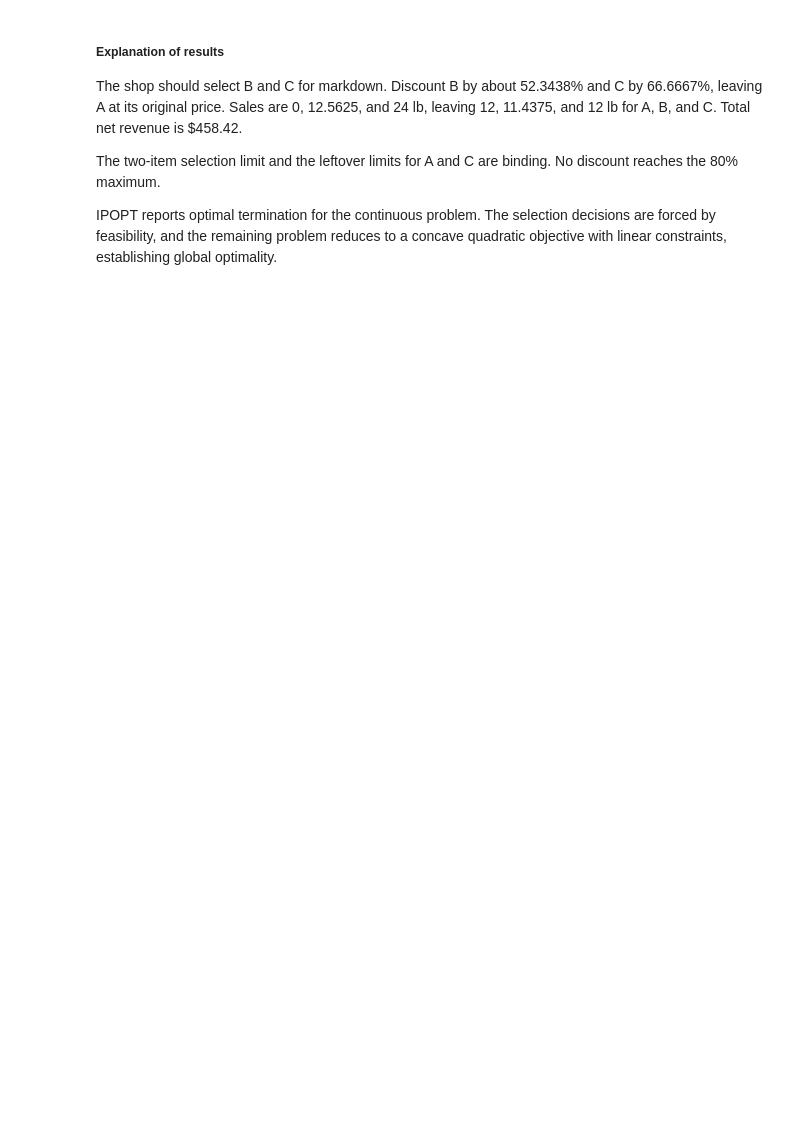
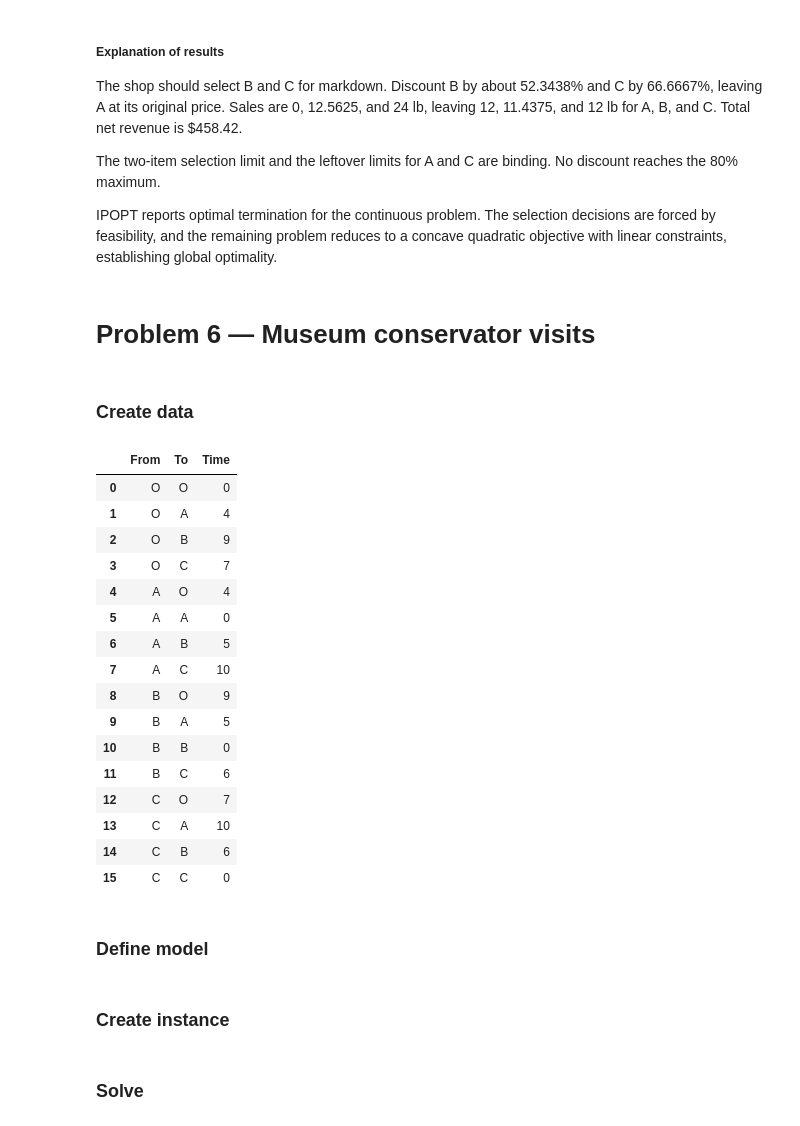
Before and after one commit to eugeniatate-duke/Optimization-Notebooks, a Jupyter notebook: HW3/HW3_Solution_EugeniaTate.ipynb, the cells around one changed output. Cells and saved outputs as stored; diff of their text form; code cells hidden in the pictures; blank space fills up the shorter version.

```diff
--- a/HW3/HW3_Solution_EugeniaTate.ipynb
+++ b/HW3/HW3_Solution_EugeniaTate.ipynb
@@ -991,3 +991,49 @@ IPOPT reports optimal termination for the continuous problem. The
 selection decisions are forced by feasibility, and the remaining
 problem reduces to a concave quadratic objective with linear
 constraints, establishing global optimality.
+# %% [markdown]
+# Problem 6 — Museum conservator visits
+# %% [markdown]
+### Create data
+# %%
+DEPOT = 'O'
+
+travel_data = pd.DataFrame(columns=['From', 'To', 'Time'])
+
+travel_data['From'] = [
+    'O', 'O', 'O', 'O',
+    'A', 'A', 'A', 'A',
+    'B', 'B', 'B', 'B',
+    'C', 'C', 'C', 'C'
+]
+
+travel_data['To'] = ['O', 'A', 'B', 'C'] * 4
+
+travel_data['Time'] = [
+    0, 4, 9, 7,
+    4, 0, 5, 10,
+    9, 5, 0, 6,
+    7, 10, 6, 0
+]
+
+travel_data
+# %% [output]
+|  | From | To | Time |
+| 0 | O | O | 0 |
+| 1 | O | A | 4 |
+| 2 | O | B | 9 |
+| 3 | O | C | 7 |
+| 4 | A | O | 4 |
+| 5 | A | A | 0 |
+| 6 | A | B | 5 |
+| 7 | A | C | 10 |
+| 8 | B | O | 9 |
+| 9 | B | A | 5 |
+| 10 | B | B | 0 |
+| 11 | B | C | 6 |
+| 12 | C | O | 7 |
+| 13 | C | A | 10 |
+| 14 | C | B | 6 |
+| 15 | C | C | 0 |
+# %% [markdown]
+### Define model
@@ -993,0 +1111,2 @@ constraints, establishing global optimality.
+# %% [markdown]
+### Create instance
@@ -993,0 +1123,2 @@ constraints, establishing global optimality.
+# %% [markdown]
+### Solve
```
Also changed, not shown: parts of 35 cells of this notebook.
